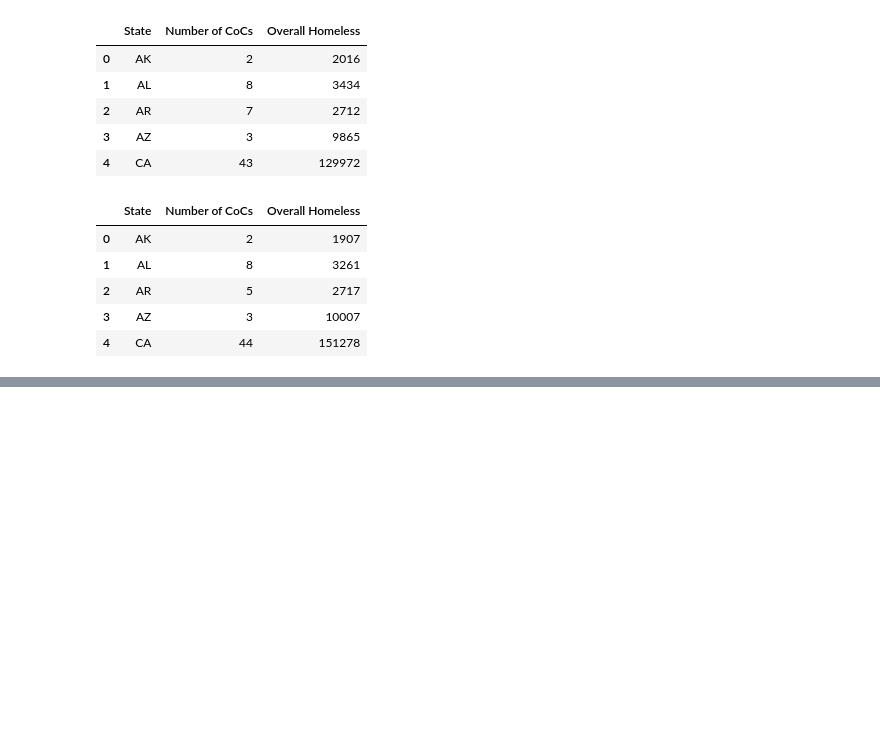
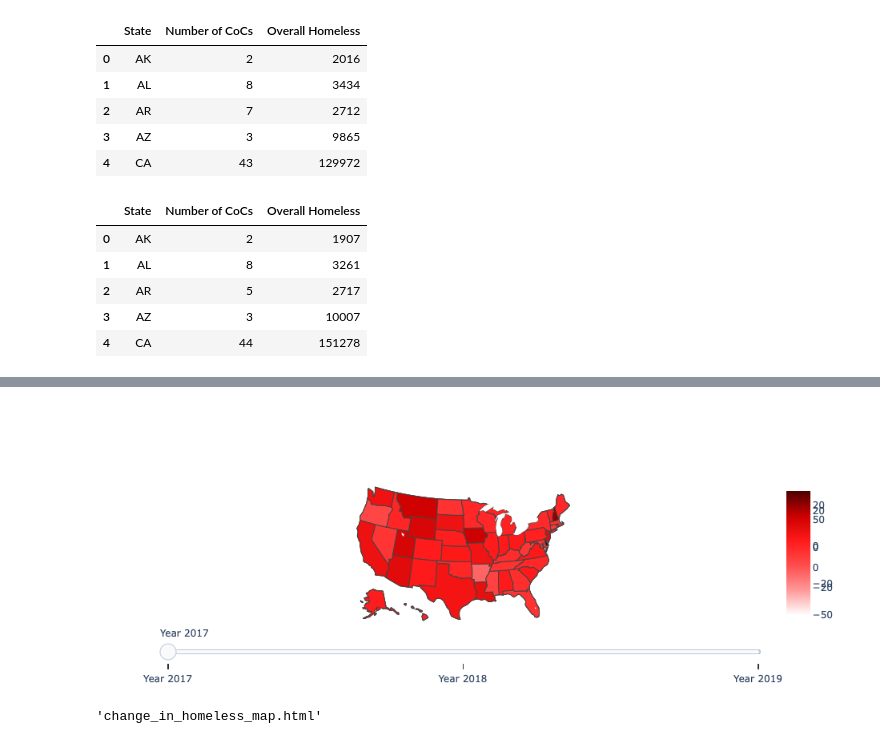
Before and after one commit to esther2897/project_one, a Jupyter notebook: Analysis.ipynb, the cells around one changed output, grey strips where cells are left out. Drawn from its saved outputs; the diff is of its cells as text; code cells hidden in the pictures; blank space fills up the shorter version.

```diff
--- a/Analysis.ipynb
+++ b/Analysis.ipynb
@@ -245 +142,5 @@ offline.plot(fig, auto_open=True, image = 'png', image_filename="homeless_map" ,
 'homeless_map.html'
+# %%
+change_frame = dataframes[5]
+change_frame.rename(columns={"Unnamed: 0": "year"}, inplace=True)
+change_frame.head()
@@ -245,0 +154,3 @@ offline.plot(fig, auto_open=True, image = 'png', image_filename="homeless_map" ,
+# %%
+change_2017 = change_frame[['State', 'Change in Total Homelessness, 2017-2020']].copy()
+change_2017.head()
@@ -245,0 +164,3 @@ offline.plot(fig, auto_open=True, image = 'png', image_filename="homeless_map" ,
+# %%
+change_2018 = change_frame[['State', 'Change in Total Homelessness, 2018-2020']].copy()
+change_2018.head()
@@ -245,0 +174,3 @@ offline.plot(fig, auto_open=True, image = 'png', image_filename="homeless_map" ,
+# %%
+change_2019 = change_frame[['State', 'Change in Total Homelessness, 2019-2020']].copy()
+change_2019.head()
@@ -245,0 +184,59 @@ offline.plot(fig, auto_open=True, image = 'png', image_filename="homeless_map" ,
+# %%
+# Create map for change in homelessness
+
+years = [2017, 2018, 2019]
+frames = [change_2017,change_2018, change_2019]
+
+# Color Scale
+scl = [[0.0, '#ffffff'],[0.2, '#ff9999'],[0.4, '#ff4d4d'], \
+       [0.6, '#ff1a1a'],[0.8, '#cc0000'],[1.0, '#4d0000']] # reds
+
+data_slider = []
+
+start_year = 2017
+index = 0
+
+for year in years:
+
+    df = frames[index]
+    index = index + 1
+    for col in df.columns:
+        df[col] = df[col].astype(str)
+
+    data_one_year = dict(
+                        type='choropleth',
+                        locations = df['State'],
+                        z = df[f'Change in Total Homelessness, {year}-2020'].str.replace('%','').astype(float),
+                        locationmode='USA-states',
+                        colorscale = scl
+                        )
+
+    data_slider.append(data_one_year)
+
+steps = []
+
+for i in range(len(data_slider)):
+    step = dict(method='restyle',
+                args=['visible', [False] * len(data_slider)],
+                label='Year {}'.format(i + 2017))
+    step['args'][1][i] = True
+    steps.append(step)
+
+
+sliders = [dict(active=0, pad={"t": 1}, steps=steps)]
+
+layout = dict(geo=dict(scope='usa',
+                       projection={'type': 'albers usa'}),
+              sliders=sliders)
+
+
+fig = dict(data=data_slider, layout=layout)
+
+plotly.offline.iplot(fig)
+
+
+offline.plot(fig, auto_open=True, image = 'png', image_filename="change_in_homeless_map" ,image_width=2000, image_height=1000,
+              filename='change_in_homeless_map.html', validate=True)
+# %% [output]
+[figure, added]
+'change_in_homeless_map.html'
```
Also changed, not shown: parts of 14 cells of this notebook, 3 other files.
